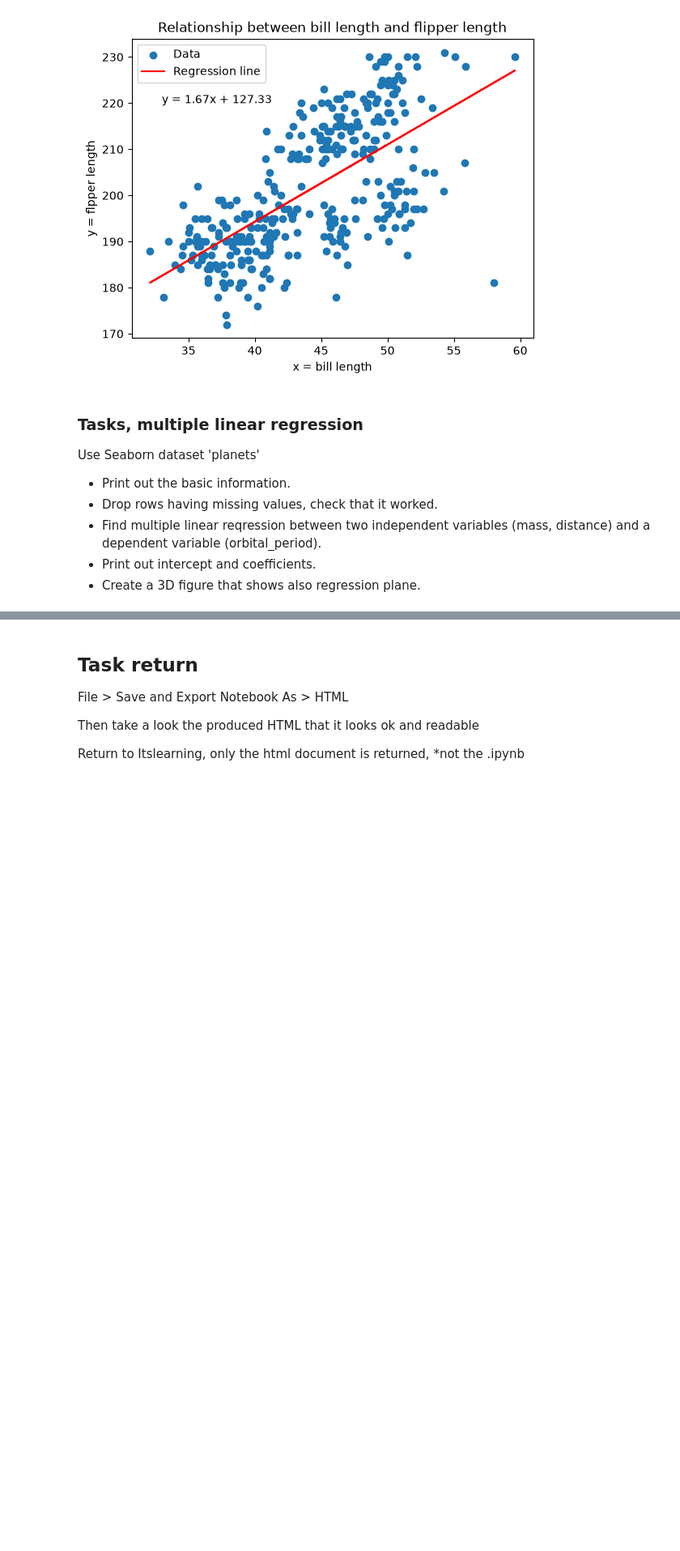
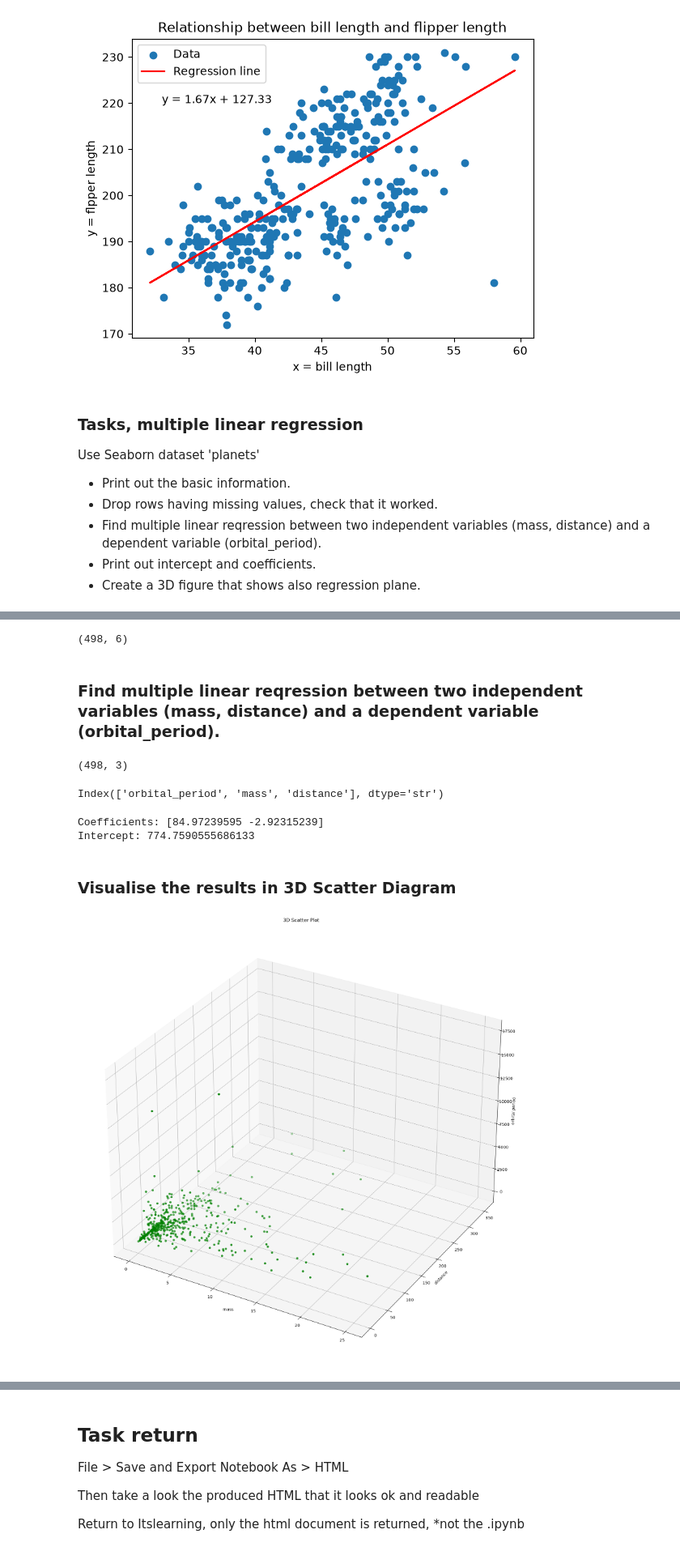
Before and after one commit to buicaothe/PYTHON, a Jupyter notebook: DATA MANAGEMENT/Labweek43/DataScaling_LinearRegression.ipynb, the cells around one changed output, grey strips where cells are left out. Shown at 81% size. Drawn from its saved outputs; the diff is of its cells as text; code cells hidden in the pictures; blank space fills up the shorter version.

```diff
--- a/DATA MANAGEMENT/Labweek43/DataScaling_LinearRegression.ipynb
+++ b/DATA MANAGEMENT/Labweek43/DataScaling_LinearRegression.ipynb
@@ -1021,3 +1034,7 @@ Use Seaborn dataset 'planets'
 - Find multiple linear reqression between two independent variables (mass, distance) and a dependent variable (orbital_period).
 - Print out intercept and coefficients.
 - Create a 3D figure that shows also regression plane.
+# %%
+# Use Seaborn dataset 'planets'
+df_plan = sns.load_dataset('planets')
+df_plan.head()
@@ -1029,0 +1064,3 @@ plt.show()
+# %%
+# drop NaN:
+df_plan=df_plan.dropna()
@@ -1029,0 +1092,17 @@ plt.show()
+# %%
+df_plan.shape # check the shape of the dataframe (No. of rows, No. of columns)
+# %% [output]
+(498, 6)
+# %% [markdown]
+### Find multiple linear reqression between two independent variables (mass, distance) and a dependent variable (orbital_period).
+# %%
+# Reduce the size of the data
+# to do it, but let's leave that out of scope of this course now.)
+df2 = df_plan.loc [:,['orbital_period','mass','distance']]
+df2.shape # check the shape of the df2 (rows, columns)
+# %% [output]
+(498, 3)
+# %%
+df2.columns # check all names of columns
+# %% [output]
+Index(['orbital_period', 'mass', 'distance'], dtype='str')
@@ -1029,0 +1114,30 @@ plt.show()
+# %%
+model = LinearRegression()
+model.fit(X, y)
+
+coefficients = model.coef_
+intercept = model.intercept_
+
+print("Coefficients:", coefficients)
+print("Intercept:", intercept)
+# %% [output]
+Coefficients: [84.97239595 -2.92315239]
+Intercept: 774.7590555686133
+# %% [markdown]
+### Visualise the results in 3D Scatter Diagram
+# %%
+# Visualise the results in 3D
+from mpl_toolkits.mplot3d import Axes3D
+fig = plt.figure(figsize=(20,20))
+ax = fig.add_subplot(111, projection='3d')
+x1 = df2['mass']
+x2 = df2['distance']
+y = df2['orbital_period']
+ax.scatter(x1, x2, y, c='green', marker='o')
+ax.set_xlabel('mass')
+ax.set_ylabel('distance')
+ax.set_zlabel('orbital period')
+plt.title('3D Scatter Plot')
+plt.show()
+# %% [output]
+[figure, added]
```
Also changed, not shown: parts of 11 cells of this notebook, 2 other files.
